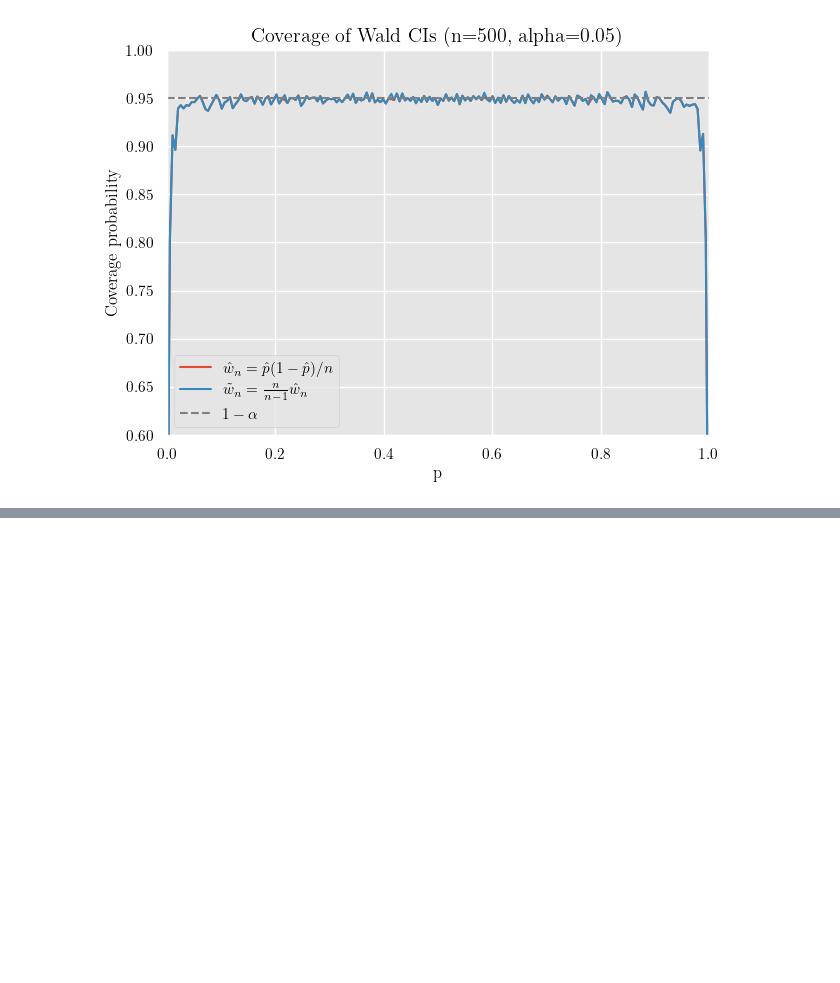
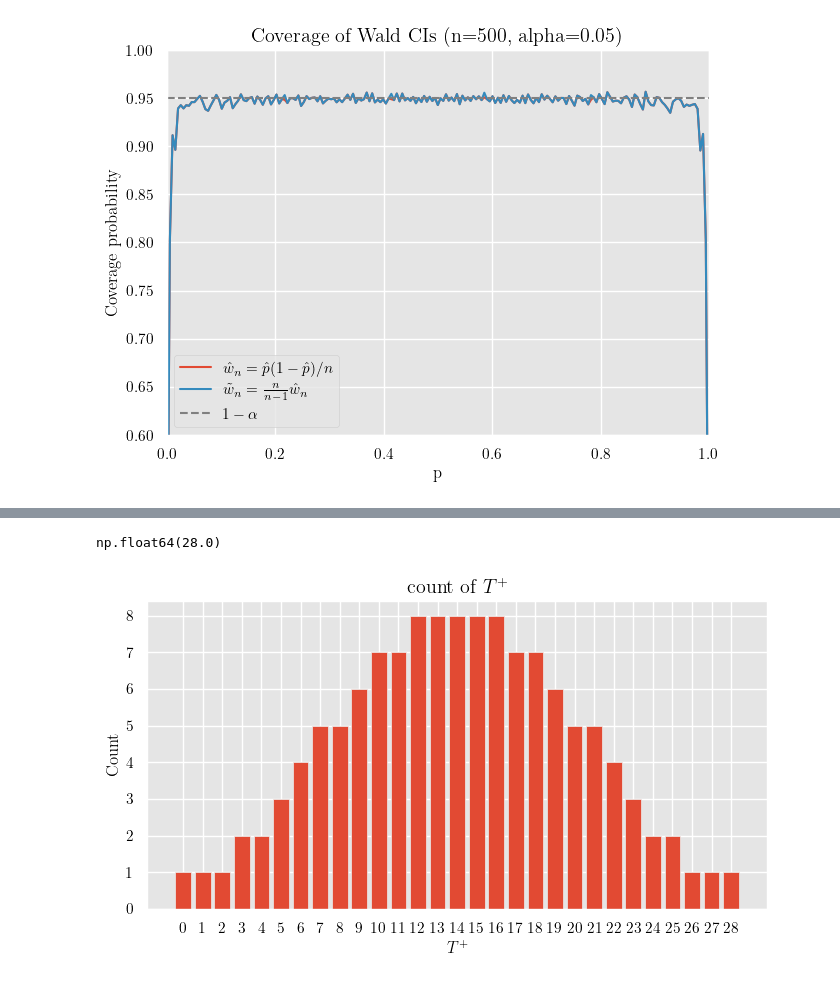
Before and after one commit to TakedaKatsuji/shioru, a Jupyter notebook: jupyters/grade1_1/2013.ipynb, the cells around one changed output, grey strips where cells are left out. Cells and saved outputs as stored; diff of their text form; code cells hidden in the pictures; blank space fills up the shorter version.

```diff
--- a/jupyters/grade1_1/2013.ipynb
+++ b/jupyters/grade1_1/2013.ipynb
@@ -348,0 +360,3 @@ ani.save(save_dir.joinpath("wald_coverage_n.gif"), writer=PillowWriter(fps=10))
+# %%
+for i in range(1, 8):
+    print(i, (1/2)**i)
@@ -348,0 +371,12 @@ ani.save(save_dir.joinpath("wald_coverage_n.gif"), writer=PillowWriter(fps=10))
+# %%
+W = []
+T = []
+for i in range(0, 8):
+    comb = combinations(ranks, i)
+    for c in comb:
+        c = np.array(list(c))
+        W_ = c.sum()
+        print(c, W_)
+        T.append([list(c), [W_]])
+        W.append(W_)
+W = np.array(W)
@@ -348,0 +419,16 @@ ani.save(save_dir.joinpath("wald_coverage_n.gif"), writer=PillowWriter(fps=10))
+# %%
+W.sort()
+# %%
+unique_W = np.unique(W)
+print(len(W), len(unique_W))
+ps = []
+plot_values = []
+for uni in unique_W:
+    uni_size=  W[W==uni].shape[0]
+    sets = W[W==uni]
+    print(sets, uni_size)
+
+    p = uni_size * probs
+    ps.append(p)
+    plot_values.append([uni, uni_size])
+ps = np.array(ps)
@@ -348,0 +453,15 @@ ani.save(save_dir.joinpath("wald_coverage_n.gif"), writer=PillowWriter(fps=10))
+# %%
+uni
+# %% [output]
+np.float64(28.0)
+# %%
+plt.figure(figsize=(8, 4))
+plt.bar(*zip(*plot_values))
+plt.xlabel(r"$T^+$")
+plt.ylabel("Count")
+plt.title("count of $T^+$")
+plt.xticks(np.arange(0, 29,1))
+plt.savefig(save_dir.joinpath("t_plus_count.png"), dpi=300, facecolor="white")
+plt.show()
+# %% [output]
+[figure, added]
```
Also changed, not shown: parts of 13 cells of this notebook, 5 other files.
